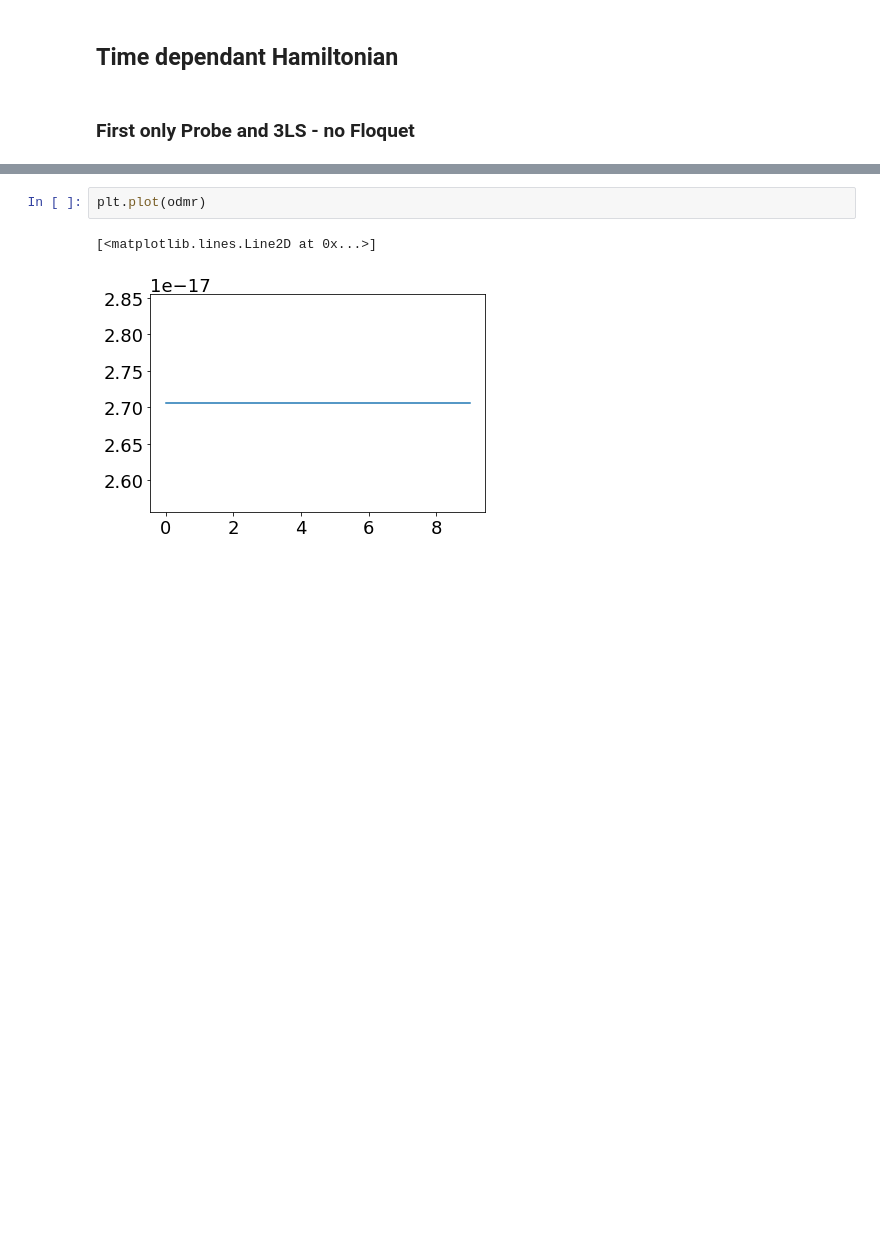
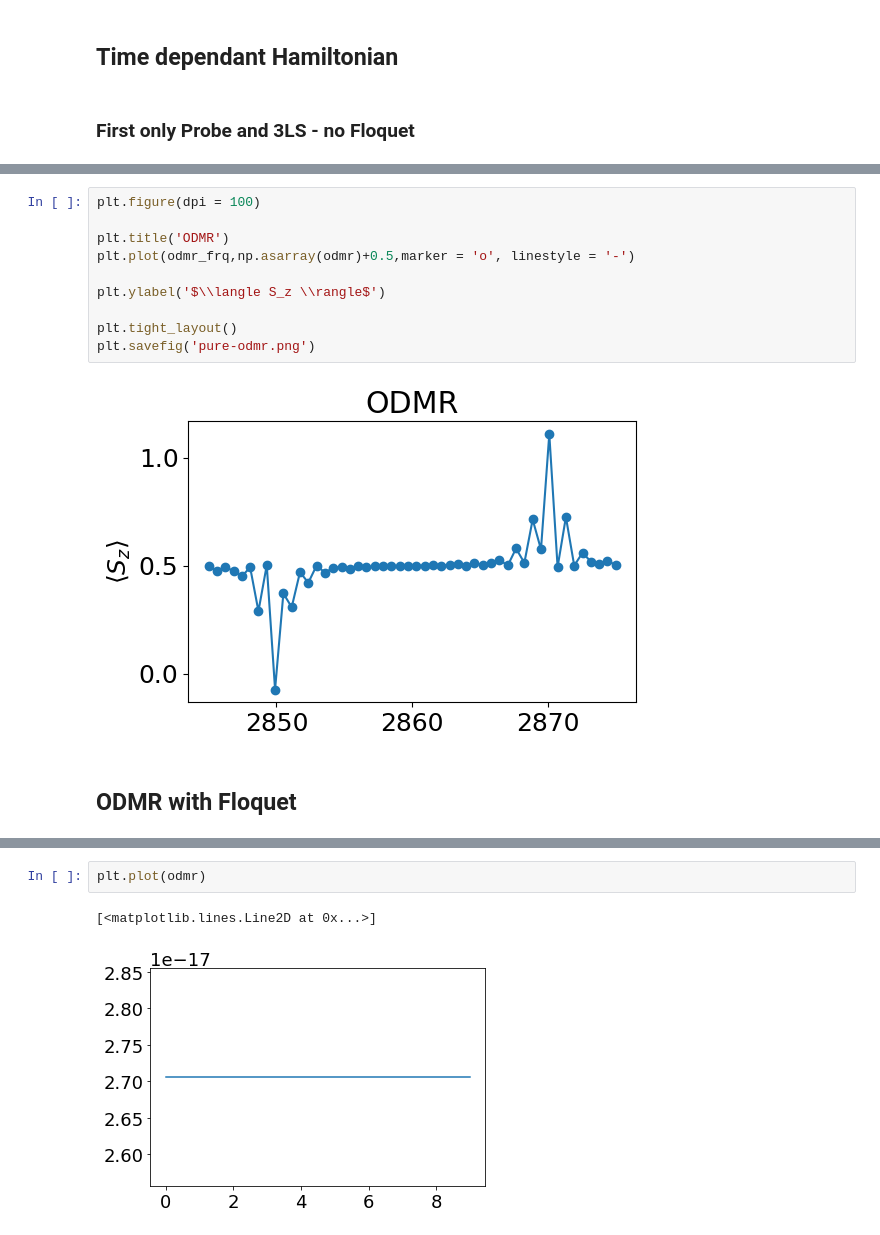
Before and after one commit to jonasmeinel/Floquet-for-Double-Quantum, a Jupyter notebook: simulations/Untitled.ipynb, the cells around one changed output, grey strips where cells are left out. Drawn from its saved outputs; the diff is of its cells as text; blank space fills up the shorter version.

```diff
--- a/simulations/Untitled.ipynb
+++ b/simulations/Untitled.ipynb
@@ -149,0 +163,14 @@ Qobj data =
+# %%
+plt.figure(dpi = 100)
+
+plt.title('ODMR')
+plt.plot(odmr_frq,np.asarray(odmr)+0.5,marker = 'o', linestyle = '-')
+
+plt.ylabel('$\\langle S_z \\rangle$')
+
+plt.tight_layout()
+plt.savefig('pure-odmr.png')
+# %% [output]
+[figure, added]
+# %% [markdown]
+## ODMR with Floquet
```
Also changed, not shown: parts of 8 cells of this notebook, 5 other files.
